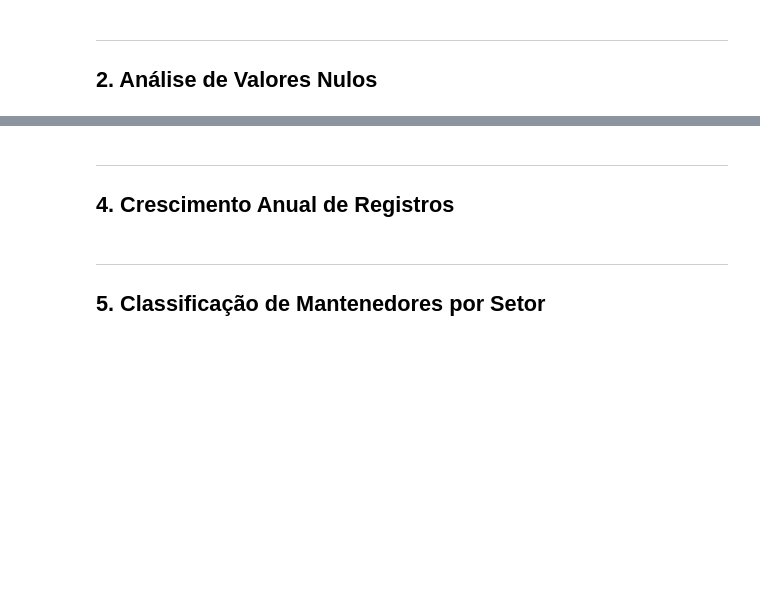
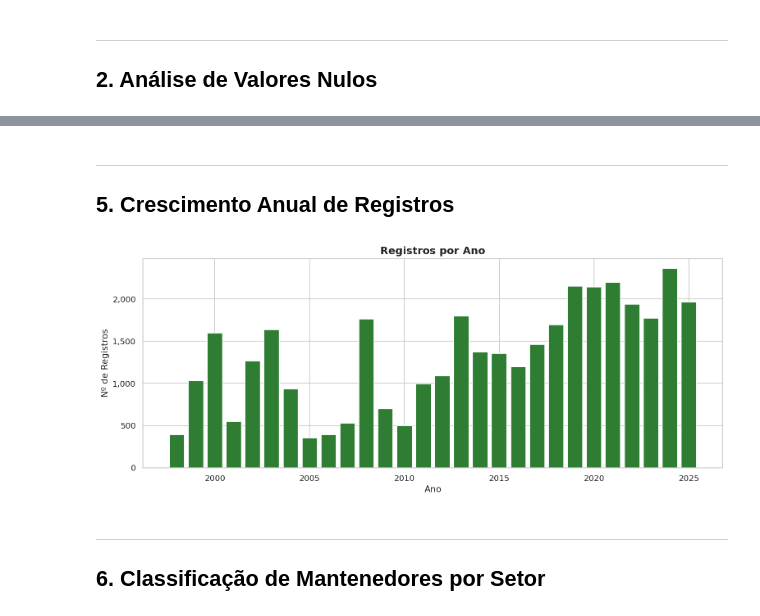
Before and after one commit to cirovisk/cultivaresPortfolio, a Jupyter notebook: relatorio_cultivares.ipynb, the cells around one changed output, grey strips where cells are left out. Drawn from its saved outputs; the diff is of its cells as text; code cells hidden in the pictures; blank space fills up the shorter version.

```diff
--- a/relatorio_cultivares.ipynb
+++ b/relatorio_cultivares.ipynb
@@ -27,20 +194,29 @@ import seaborn as sns
 import warnings
 warnings.filterwarnings('ignore')
 
+from data_pipeline import (
+    carregar_dados,
+    COL_DATA_REG   as COL_DATA,
+    COL_MANTENEDOR,
+    COL_CULTIVAR,
+    COL_FORMULARIO,
+    COL_NOME_COM,
+)
+
 sns.set_theme(style='whitegrid', palette='muted')
 plt.rcParams.update({'figure.dpi': 130, 'figure.figsize': (12, 5)})
 
-COL_DATA       = 'DATA DO REGISTRO'
-COL_MANTENEDOR = 'MANTENEDOR (REQUERENTE) (NOME)'
-COL_NOME_COM   = 'NOME COMUM'
-COL_FORMULARIO = 'Nº FORMULÁRIO'
+# ── Carrega (baixa se necessário) e limpa ────────────────────────────────────
+df_raw = carregar_dados(imprimir_qualidade=True)
 
-df = pd.read_csv('relatorio_cultivares.csv')
-df[COL_DATA] = pd.to_datetime(df[COL_DATA], dayfirst=True, errors='coerce')
-df['ANO'] = df[COL_DATA].dt.year
-df = df[df['ANO'] != 2026]
+# ── Filtro: excluir ano incompleto ───────────────────────────────────────────
+df = df_raw[df_raw['ANO'] != 2026].copy()
+print(f'\n📅 Após filtro de 2026: {len(df):,} registros')
 
-PUB_KW = ['universidade', 'empresa brasileira', 'instituto', 'empresa de pesquisa agropecuária', 'departamento de sementes', 'secretaria da agricultura', 'agência goiana']
+# ── Classificação de setor ───────────────────────────────────────────────────
+PUB_KW   = ['universidade', 'empresa brasileira', 'instituto',
+             'empresa de pesquisa agropecuária', 'departamento de sementes',
+             'secretaria da agricultura', 'agência goiana']
 MISTO_KW = ['fundação', 'cooperativa']
 
 def classify_setor(nome):
@@ -53,3 +229,4 @@ def classify_setor(nome):
     return 'Privado'
 
 df['SETOR'] = df[COL_MANTENEDOR].apply(classify_setor)
+print(f'✅ Coluna SETOR criada.')
@@ -79,10 +332,24 @@ display(top_cultivares.style.background_gradient(subset=['Registros'], cmap='YlG
 # %% [markdown]
 ---
-## 4. Crescimento Anual de Registros <a id='4-crescimento-anual'></a>
+## 5. Crescimento Anual de Registros <a id='5-crescimento-anual'></a>
 # %%
-reg_ano = df.groupby('ANO').size().reset_index(name='Registros').set_index('ANO')
-fig, ax = plt.subplots(); ax.bar(reg_ano.index.astype(int), reg_ano['Registros'], color='#2E7D32'); plt.show()
+reg_ano = (
+    df.groupby('ANO')
+    .size()
+    .reset_index(name='Registros')
+    .set_index('ANO')
+)
+fig, ax = plt.subplots()
+ax.bar(reg_ano.index.astype(int), reg_ano['Registros'], color='#2E7D32')
+ax.set_title('Registros por Ano', fontsize=14, fontweight='bold')
+ax.set_xlabel('Ano')
+ax.set_ylabel('Nº de Registros')
+ax.yaxis.set_major_formatter(mticker.FuncFormatter(lambda x, _: f'{int(x):,}'))
+plt.tight_layout()
+plt.show()
+# %% [output]
+[figure, added]
 # %% [markdown]
 ---
-## 5. Classificação de Mantenedores por Setor <a id='5-setores'></a>
+## 6. Classificação de Mantenedores por Setor <a id='6-setores'></a>
 # %%
```
Also changed, not shown: parts of 20 cells of this notebook, 2 other files.
